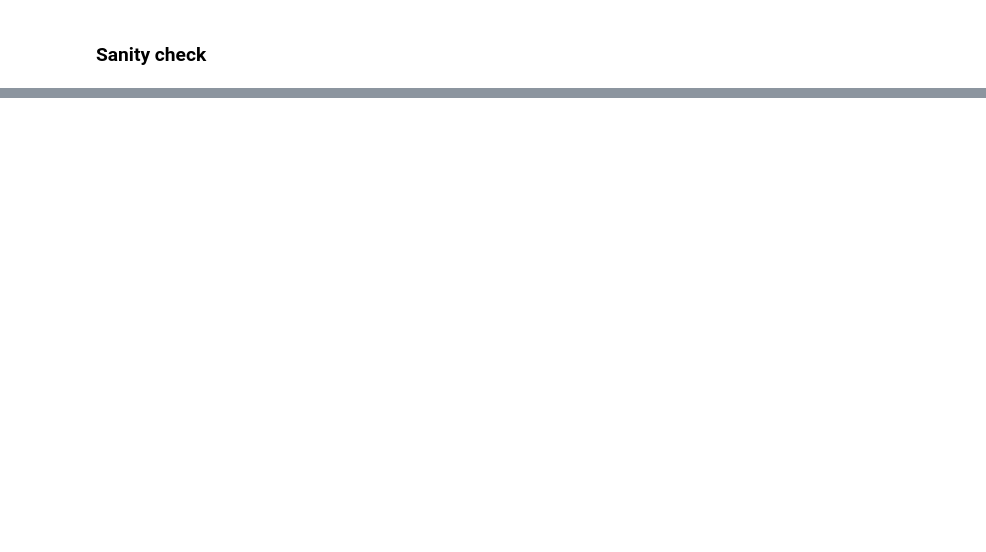
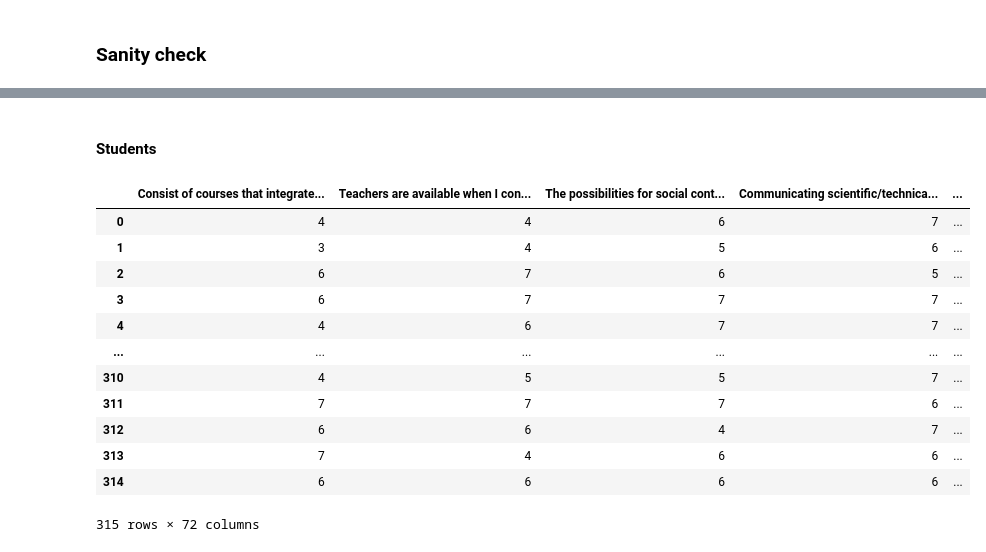
Before and after one commit to HarryYouAreAWizard/BaseGeo_2_0_data_analysis, a Jupyter notebook: BaseGeo2_0PandasApproach.ipynb, the cells around one changed output, grey strips where cells are left out. Drawn from its saved outputs; the diff is of its cells as text; code cells hidden in the pictures; blank space fills up the shorter version.

```diff
--- a/BaseGeo2_0PandasApproach.ipynb
+++ b/BaseGeo2_0PandasApproach.ipynb
@@ -17,7 +34,6 @@ map_institution = {
 # %% [markdown]
 #### Students
 # %%
-import pandas as pd
 df_uib_2019_students_path = "..\\2019data\\uib_2019_students.xlsx"
 df_uibgeophys_2019_students_path = "..\\2019data\\uibgeophys_2019_students.xlsx"
 df_uio_2019_students_path = "..\\2019data\\uio_2019_students.xlsx"
@@ -55,7 +71,7 @@ df_2019_students = pd.concat([
     ], ignore_index=True)
 
 # add a column with the year
-df_2019_students["year"] = 2019 - 2019
+df_2019_students["year"] = year_2019
 
 def convert_text_university_to_numeric_2019_students(df):
     df["institution"] = df["Which of these educational institutions are you studying at?"].replace(
@@ -214,7 +230,7 @@ df_2026_students = df_2026_students_raw[common_questions_students_2019_2026].cop
 
 # add the column with the university names and the year
 df_2026_students["Where are you studying?"] = df_2026_students_raw["Where are you studying?"]
-df_2026_students["year"] = 2026 - 2019
+df_2026_students["year"] = year_2026
 
 def convert_text_university_to_numeric_2026(df):
     df["institution"] = df["Where are you studying?"].replace(
@@ -515,11 +664,11 @@ def analyze(question, dataframe):
 # %%
+def example_run():
+    example_question = "I feel comfortable as a student here"
+    idata, model, num_divergences = analyze(example_question, df_students)
 
-example_question = "I feel comfortable as a student here"
-df_students = df_students.dropna(subset=[example_question], how='any')
-
-idata, model = analyze(example_question, df_students)
-
-# model.debug()
-# plot with arviz
-az.plot_trace_dist(idata, var_names=["effect_after_7_years_groups", "effect_after_7_years_population"])
+    # model.debug()
+    # plot with arviz
+    az.plot_trace_dist(idata, var_names=["effect_after_7_years_groups", "effect_after_7_years_population"])
+    print(f"{num_divergences = }")
+# example_run()
 # %% [output]
@@ -750,0 +952,18 @@ Text(0.5, 1.0, 'Model recovery test')
+# %% [markdown]
+#### Students
+# %%
+df_students
+# %% [output]
+|  | Consist of courses that integrate... | Teachers are available when I con... | The possibilities for social cont... | Communicating scientific/technica... | ... |
+| 0 | 4 | 4 | 6 | 7 | ... |
+| 1 | 3 | 4 | 5 | 6 | ... |
+| 2 | 6 | 7 | 6 | 5 | ... |
+| 3 | 6 | 7 | 7 | 7 | ... |
+| 4 | 4 | 6 | 7 | 7 | ... |
+| ... | ... | ... | ... | ... | ... |
+| 310 | 4 | 5 | 5 | 7 | ... |
+| 311 | 7 | 7 | 7 | 6 | ... |
+| 312 | 6 | 6 | 4 | 7 | ... |
+| 313 | 7 | 4 | 6 | 6 | ... |
+| 314 | 6 | 6 | 6 | 6 | ... |
+315 rows × 72 columns
```
Also changed, not shown: parts of 47 cells of this notebook, 2 other files.
